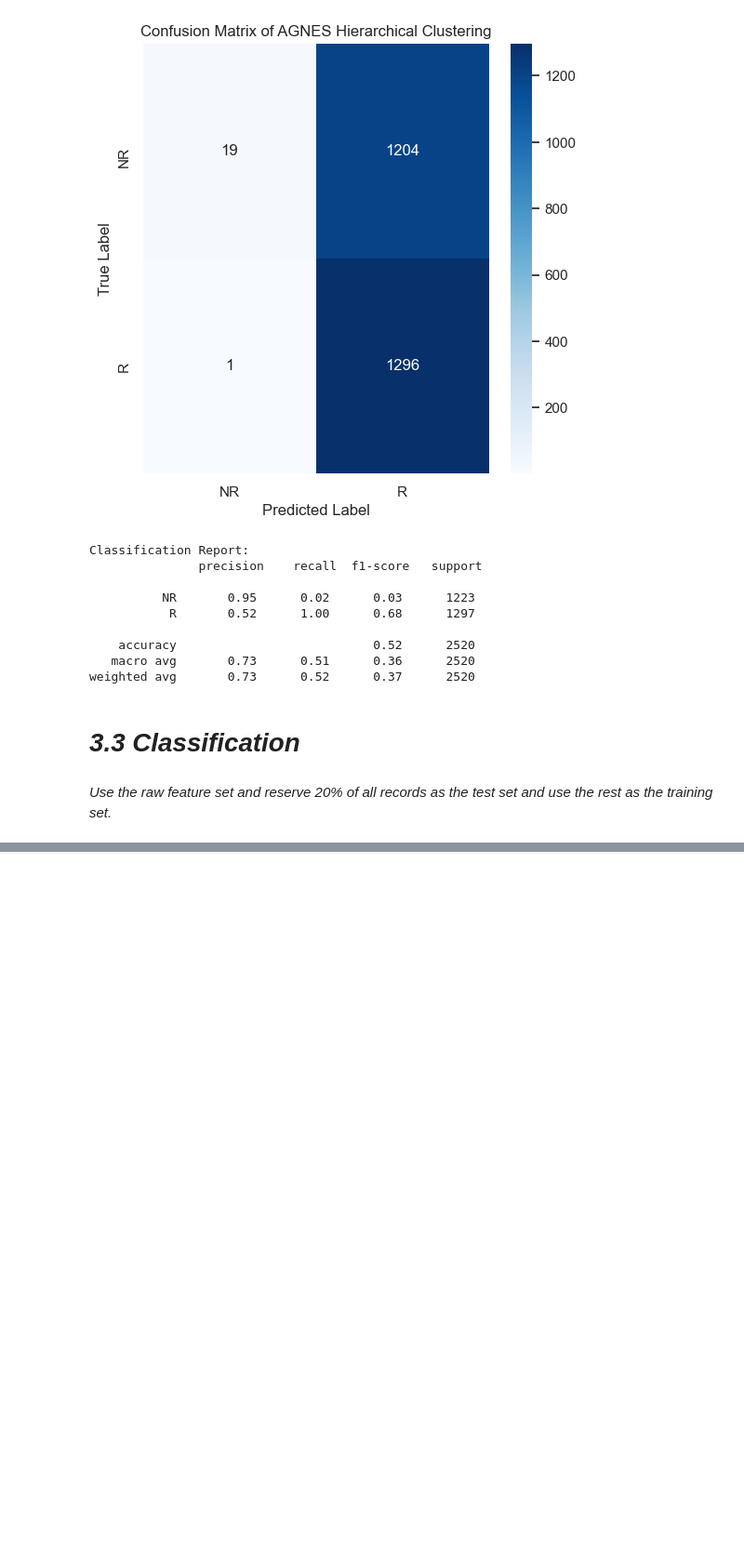
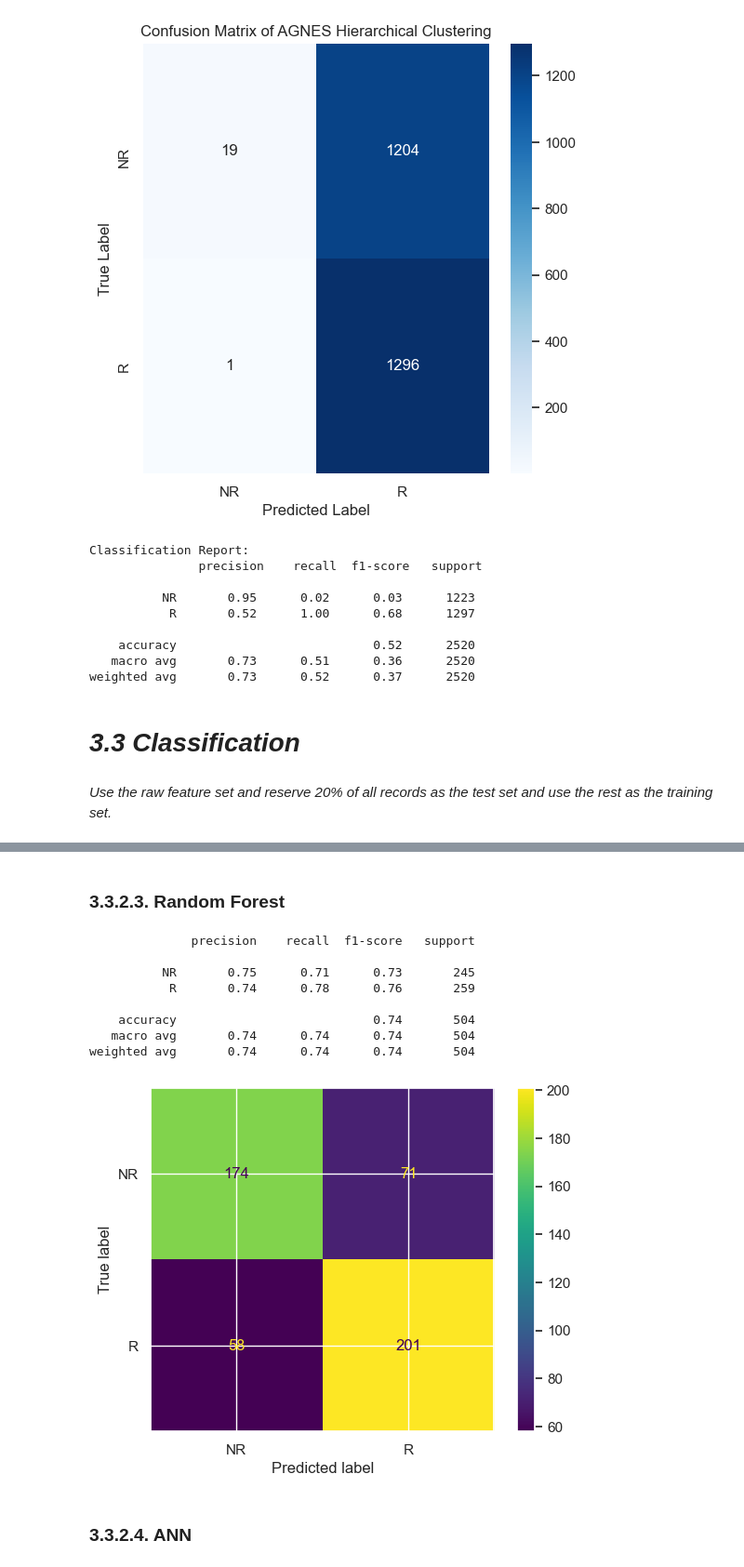
Before and after one commit to MengqiLI0907/Advanced-Spatial-Analysis, a Jupyter notebook: Assignment1.ipynb, the cells around one changed output, grey strips where cells are left out. Shown at 93% size. Saved outputs shown, nothing was run; the diff lists cells and outputs as text; code cells hidden in the pictures; blank space fills up the shorter version.

```diff
--- a/Assignment1.ipynb
+++ b/Assignment1.ipynb
@@ -927,0 +907,31 @@ NameError: name 'results_ann' is not defined
+# %% [markdown]
+### **3.3.2.3. Random Forest**
+# %%
+# Define a range of hyperparameters to test
+# This example will vary the 'n_estimators', 'max_depth' and 'min_samples_split'
+rf_cls = RandomForestClassifier(max_depth=20, max_features='log2', min_samples_split = 5, n_estimators = 50)
+
+rf_cls.fit(X_train_scaled, y_train)
+
+# Evaluate the classifier on the test set
+y_pred_rf = rf_cls.predict(X_test_scaled)
+
+# Compute and visualize the confusion matrix
+cm_rf = confusion_matrix(y_test, y_pred_rf, labels=rf_cls.classes_)
+disp_rf = ConfusionMatrixDisplay(confusion_matrix=cm_rf, display_labels=rf_cls.classes_)
+disp_rf.plot()
+
+# Print the classification report
+print(classification_report(y_test, y_pred_rf, target_names=np.unique(y_test)))
+# %% [output]
+              precision    recall  f1-score   support
+
+          NR       0.75      0.71      0.73       245
+           R       0.74      0.78      0.76       259
+
+    accuracy                           0.74       504
+   macro avg       0.74      0.74      0.74       504
+weighted avg       0.74      0.74      0.74       504
+[figure, added]
+# %% [markdown]
+### **3.3.2.4. ANN**
```
Also changed, not shown: parts of 38 cells of this notebook, 1 other file.
